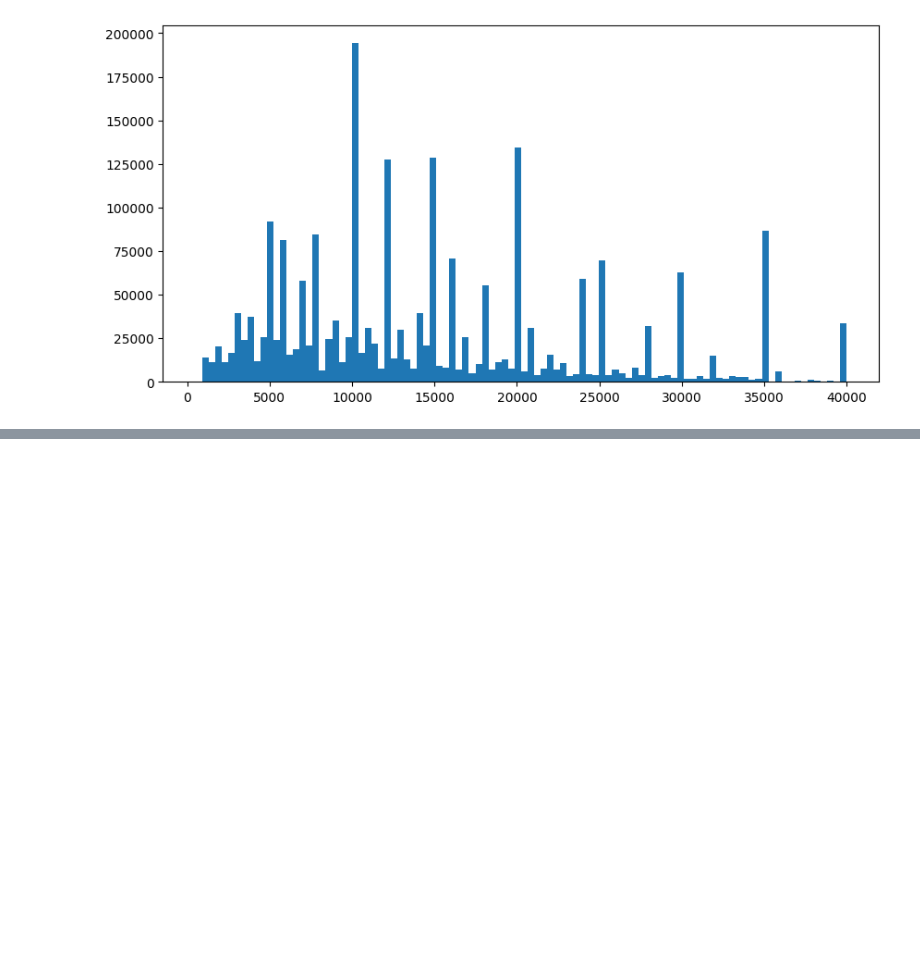
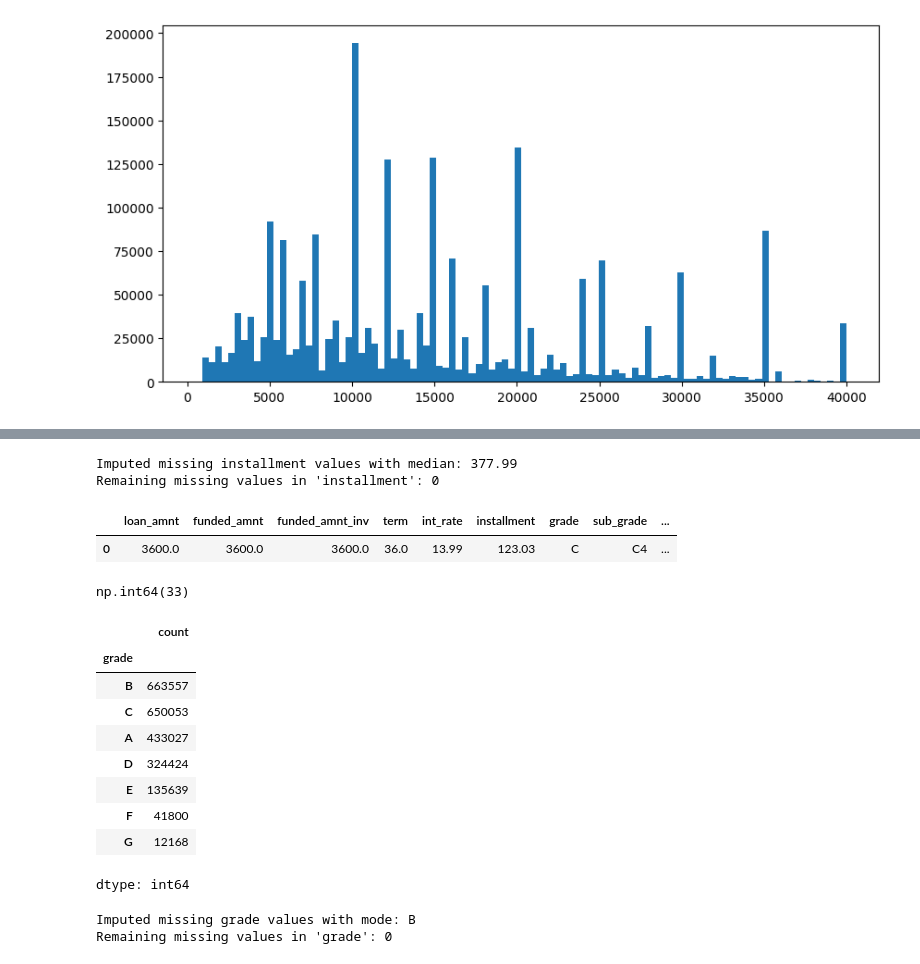
Before and after one commit to CharlesRajaR/Loan-Approval-Prediction-with-SHAP-An-end-to-end-machine-learning-project, a Jupyter notebook: notebooks/loan_approval_predictions_with_shap.ipynb, the cells around one changed output, grey strips where cells are left out. Cells and saved outputs as stored; diff of their text form; code cells hidden in the pictures; blank space fills up the shorter version.

```diff
--- a/notebooks/loan_approval_predictions_with_shap.ipynb
+++ b/notebooks/loan_approval_predictions_with_shap.ipynb
@@ -454,0 +573,42 @@ plt.show()
+# %%
+installment_median = df1['installment'].median()
+
+df1.loc[df1['installment'].isnull(), 'installment'] = installment_median
+
+print(f"Imputed missing installment values with median: {installment_median}")
+print(f"Remaining missing values in 'installment': {df1['installment'].isnull().sum()}")
+# %% [output]
+Imputed missing installment values with median: 377.99
+Remaining missing values in 'installment': 0
+# %%
+df1.head(1)
+# %% [output]
+|  | loan_amnt | funded_amnt | funded_amnt_inv | term | int_rate | installment | grade | sub_grade | ... |
+| 0 | 3600.0 | 3600.0 | 3600.0 | 36.0 | 13.99 | 123.03 | C | C4 | ... |
+# %%
+df1['grade'].isnull().sum()
+# %% [output]
+np.int64(33)
+# %%
+df1['grade'].value_counts()
+# %% [output]
+|  | count |
+| grade |  |
+| B | 663557 |
+| C | 650053 |
+| A | 433027 |
+| D | 324424 |
+| E | 135639 |
+| F | 41800 |
+| G | 12168 |
+dtype: int64
+# %%
+grade_mode = df1['grade'].mode()[0]
+
+df1.loc[df1['grade'].isnull(), 'grade'] = grade_mode
+
+print(f"Imputed missing grade values with mode: {grade_mode}")
+print(f"Remaining missing values in 'grade': {df1['grade'].isnull().sum()}")
+# %% [output]
+Imputed missing grade values with mode: B
+Remaining missing values in 'grade': 0
```
Also changed, not shown: parts of 23 cells of this notebook.
